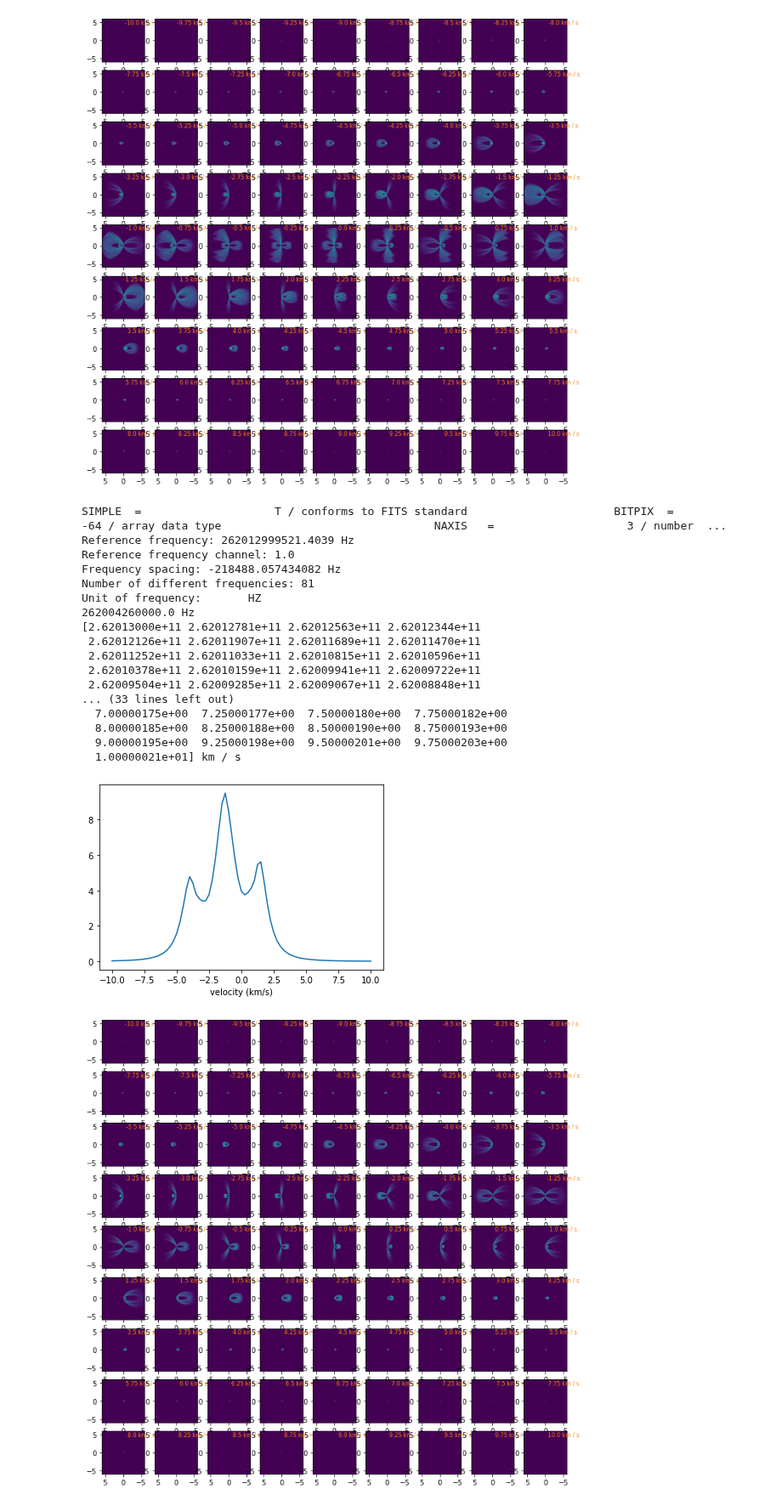
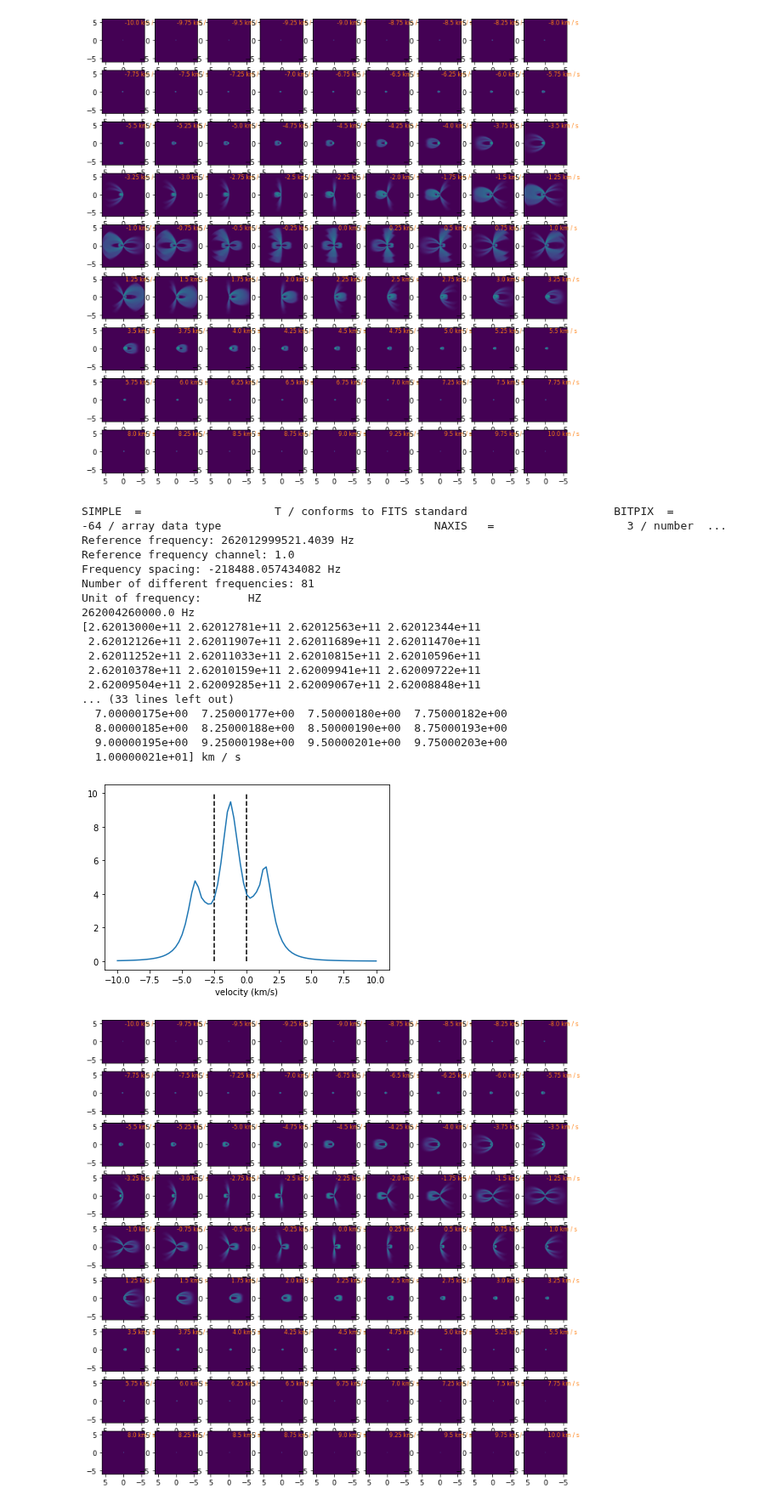
Before and after one commit to feilongm/Notebooks, a Jupyter notebook: notebooks/May_10.ipynb, the cells around one changed output. Shown at 85% size. Drawn from its saved outputs; the diff is of its cells as text; code cells hidden in the pictures.

```diff
--- a/notebooks/May_10.ipynb
+++ b/notebooks/May_10.ipynb
@@ -639,34 +643,38 @@ ResultReferenceFreq = FrequenciesOnDifferentChannals(FrequencySpacing, Reference
 print(ResultReferenceFreq)
 
 def ConvertingUnits(ResultReferenceFreq, RestFreq):
     ConvertingUnits = c * (RestFreq - ResultReferenceFreq) / RestFreq
     return ConvertingUnits
 
 resultVelocity = ConvertingUnits(ResultReferenceFreq, RestFreq)
 print(resultVelocity)
 
+overlappingFreq = [2.6200648e+11, 2.6200426e+11] * u.Hz
+velocity = ConvertingUnits(overlappingFreq, RestFreq)
+
 plt.plot(resultVelocity, spectrum)
 plt.xlabel('velocity (km/s)')
+plt.vlines(velocity, 0, 10, colors='k', linestyles='dashed')
 plt.show()
 # %% [output]
 SIMPLE  =                    T / conforms to FITS standard                      BITPIX  =                  -64 / array data type                                NAXIS   =                    3 / number  ...
 Reference frequency: 262012999521.4039 Hz
 Reference frequency channel: 1.0
 Frequency spacing: -218488.057434082 Hz
 Number of different frequencies: 81
 Unit of frequency:       HZ
 262004260000.0 Hz
 [2.62013000e+11 2.62012781e+11 2.62012563e+11 2.62012344e+11
  2.62012126e+11 2.62011907e+11 2.62011689e+11 2.62011470e+11
  2.62011252e+11 2.62011033e+11 2.62010815e+11 2.62010596e+11
  2.62010378e+11 2.62010159e+11 2.62009941e+11 2.62009722e+11
  2.62009504e+11 2.62009285e+11 2.62009067e+11 2.62008848e+11
 ... (33 lines left out)
   7.00000175e+00  7.25000177e+00  7.50000180e+00  7.75000182e+00
   8.00000185e+00  8.25000188e+00  8.50000190e+00  8.75000193e+00
   9.00000195e+00  9.25000198e+00  9.50000201e+00  9.75000203e+00
   1.00000021e+01] km / s
-[figure, old version]
+[figure, new version]
 # %%
 text_kwargs = dict(ha='center', va='center', fontsize=8, color='C1')
 plt.figure(figsize = (12,12))
```
Also changed, not shown: parts of 1 cell of this notebook.
